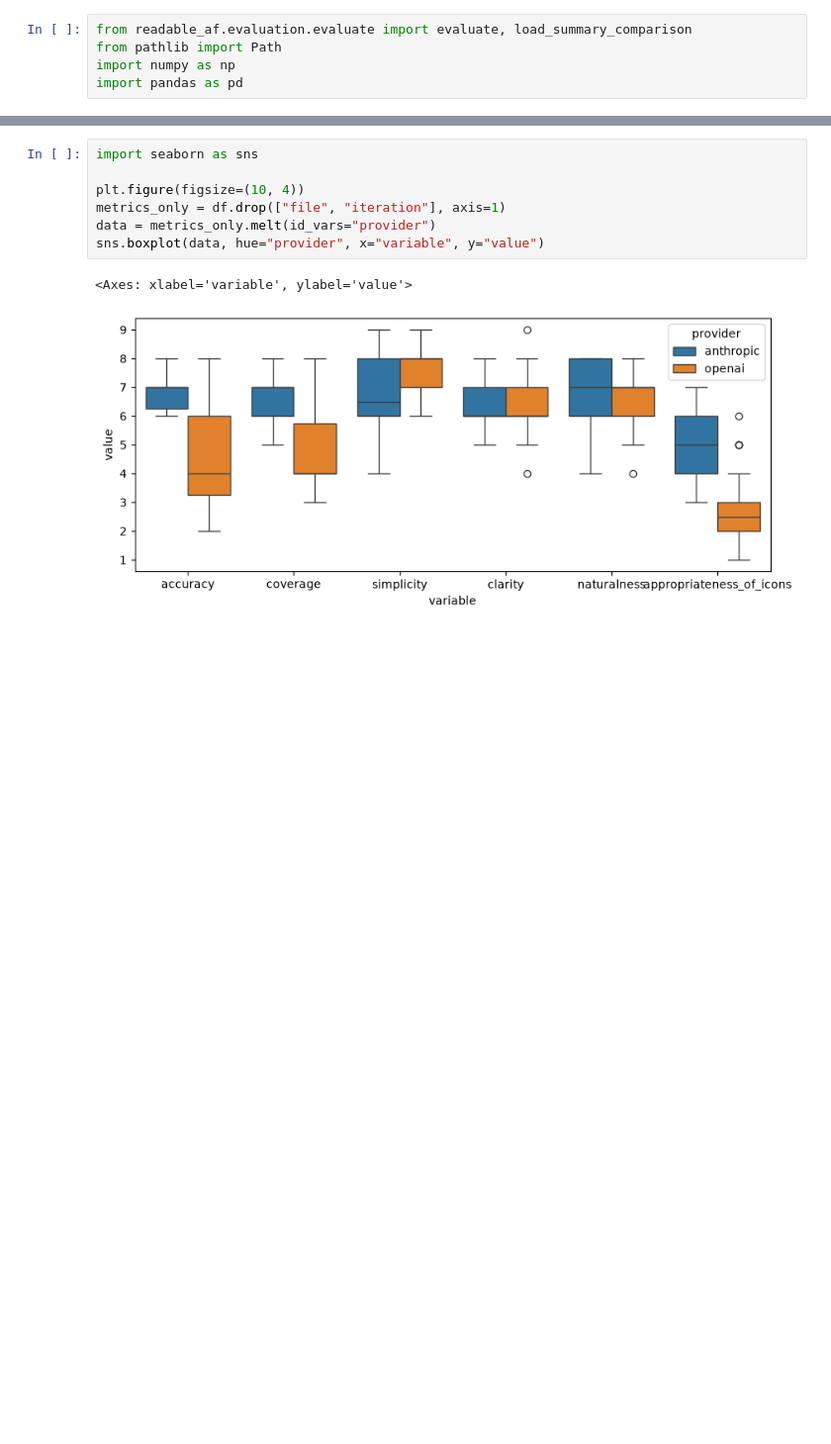
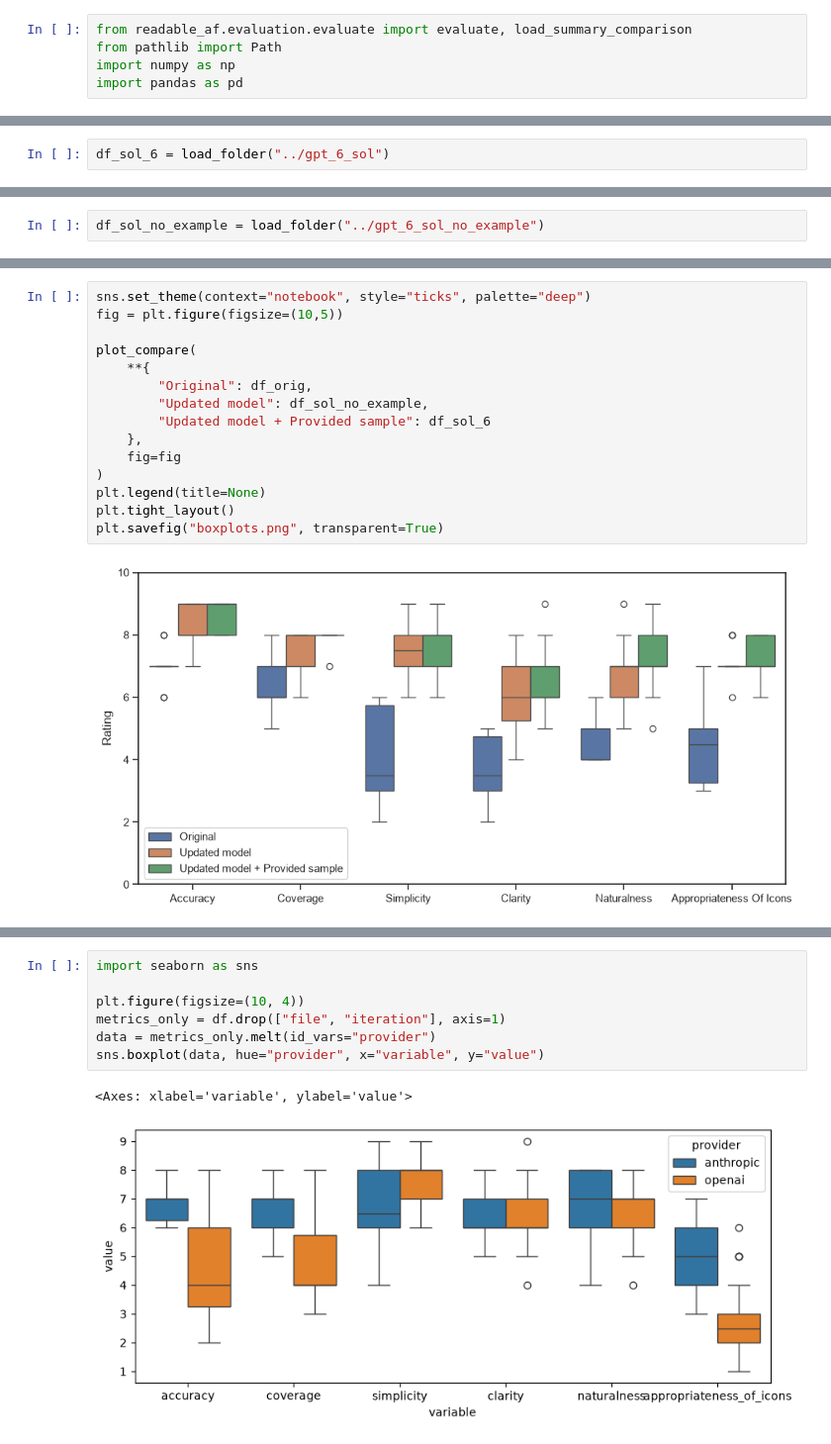
Before and after one commit to isaac-ped/aphasiaFriendly, a Jupyter notebook: analysis/analyze_evaluations.ipynb, the cells around one changed output, grey strips where cells are left out. Shown at 99% size. Drawn from its saved outputs; the diff is of its cells as text; blank space fills up the shorter version.

```diff
--- a/analysis/analyze_evaluations.ipynb
+++ b/analysis/analyze_evaluations.ipynb
@@ -66,0 +136,2 @@ df
+# %%
+df_sol_6 = load_folder("../gpt_6_sol")
@@ -66,0 +186,2 @@ df
+# %%
+df_sol_no_example = load_folder("../gpt_6_sol_no_example")
@@ -66,0 +222,17 @@ df
+# %%
+sns.set_theme(context="notebook", style="ticks", palette="deep")
+fig = plt.figure(figsize=(10,5))
+
+plot_compare(
+    **{
+        "Original": df_orig,
+        "Updated model": df_sol_no_example,
+        "Updated model + Provided sample": df_sol_6
+    },
+    fig=fig
+)
+plt.legend(title=None)
+plt.tight_layout()
+plt.savefig("boxplots.png", transparent=True)
+# %% [output]
+[figure, added]
```
Also changed, not shown: parts of 32 cells of this notebook, 8 other files.
